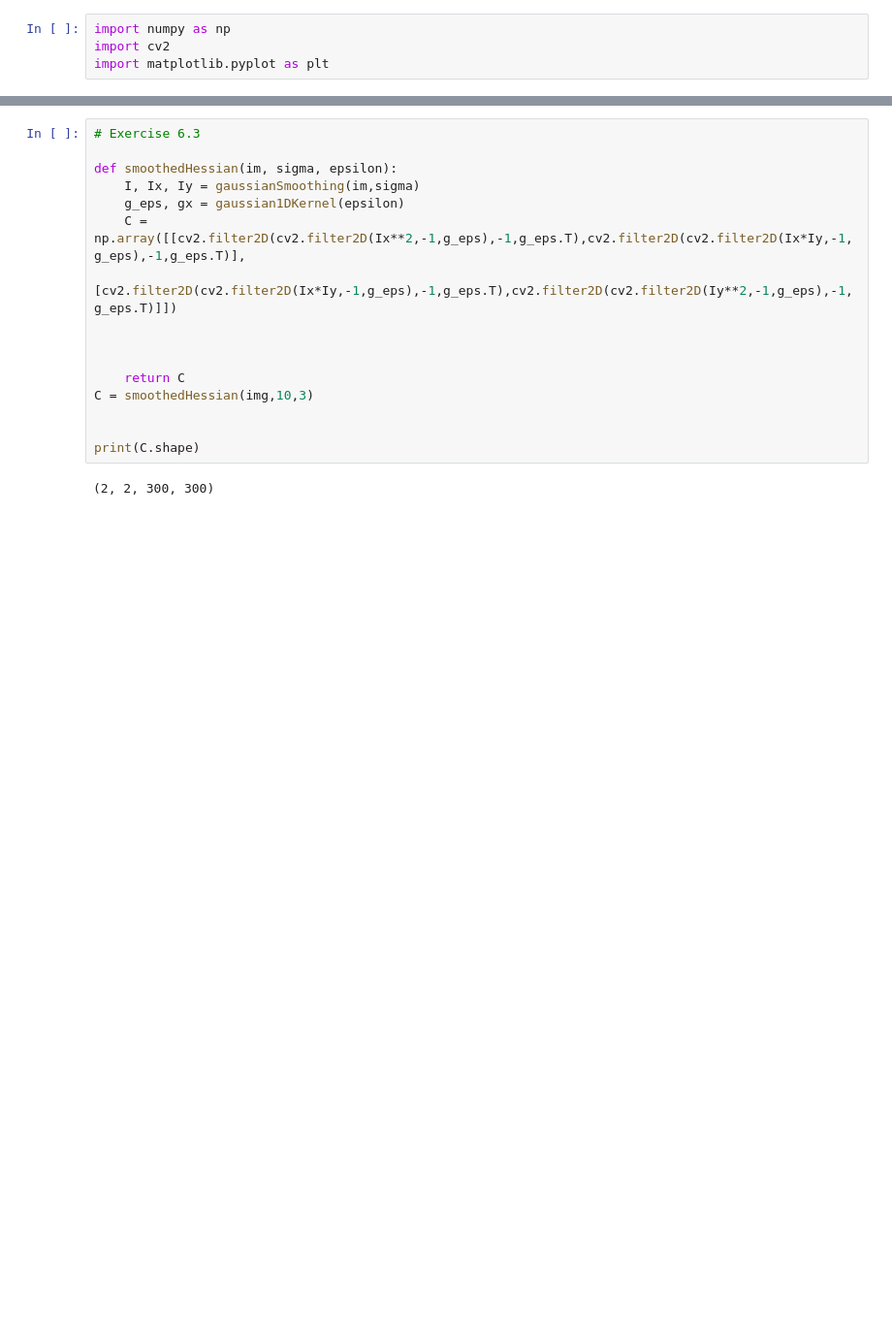
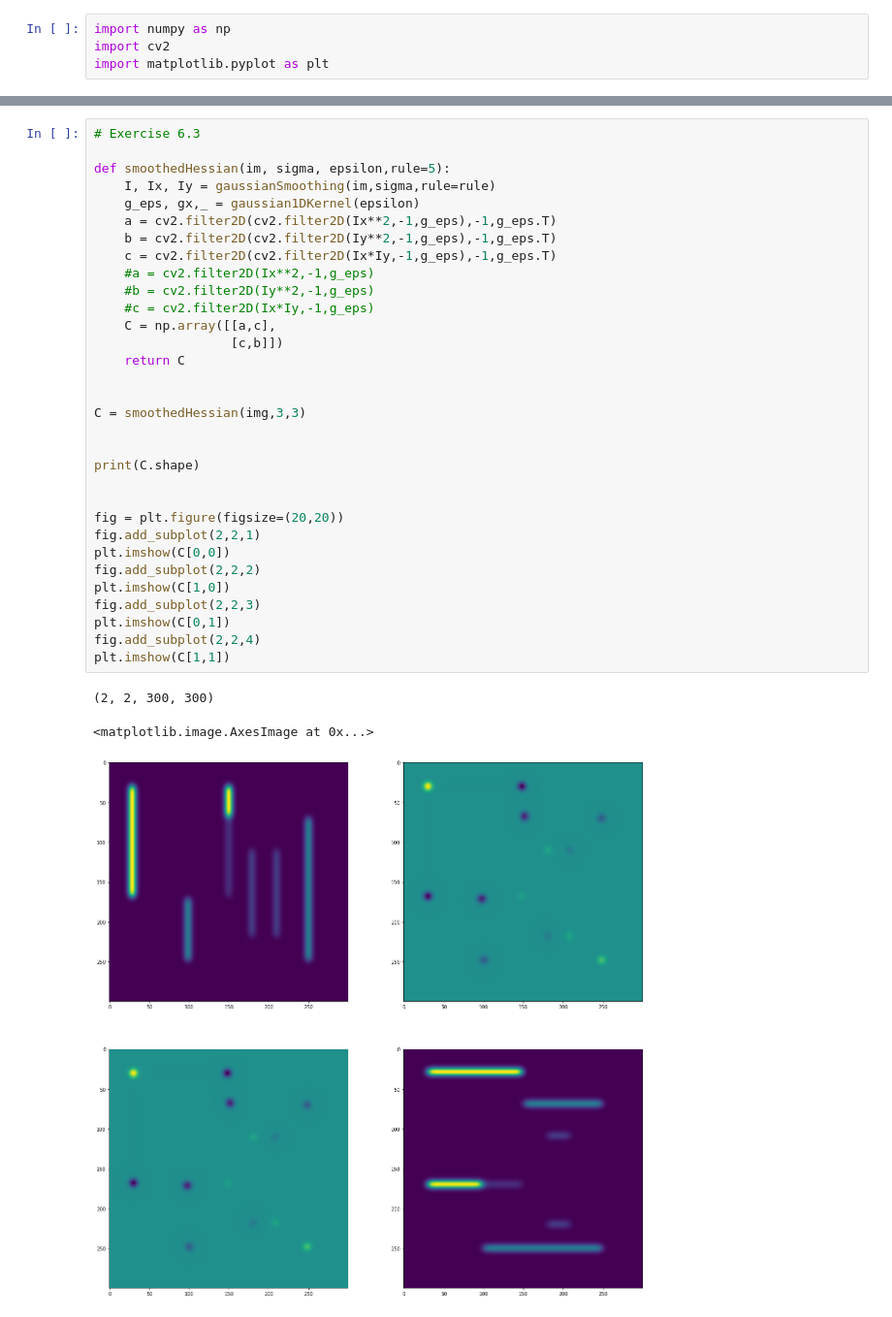
Before and after one commit to ct5000/ComputerVision, a Jupyter notebook: Week6.ipynb, the cells around one changed output, grey strips where cells are left out. Shown at 97% size. Saved outputs shown, nothing was run; the diff lists cells and outputs as text; blank space fills up the shorter version.

```diff
--- a/Week6.ipynb
+++ b/Week6.ipynb
@@ -62,21 +74,39 @@ plt.show()
 # %%
 # Exercise 6.3
 
-def smoothedHessian(im, sigma, epsilon):
-    I, Ix, Iy = gaussianSmoothing(im,sigma)
-    g_eps, gx = gaussian1DKernel(epsilon)
-    C = np.array([[cv2.filter2D(cv2.filter2D(Ix**2,-1,g_eps),-1,g_eps.T),cv2.filter2D(cv2.filter2D(Ix*Iy,-1,g_eps),-1,g_eps.T)],
-                  [cv2.filter2D(cv2.filter2D(Ix*Iy,-1,g_eps),-1,g_eps.T),cv2.filter2D(cv2.filter2D(Iy**2,-1,g_eps),-1,g_eps.T)]])
+def smoothedHessian(im, sigma, epsilon,rule=5):
+    I, Ix, Iy = gaussianSmoothing(im,sigma,rule=rule)
+    g_eps, gx,_ = gaussian1DKernel(epsilon)
+    a = cv2.filter2D(cv2.filter2D(Ix**2,-1,g_eps),-1,g_eps.T)
+    b = cv2.filter2D(cv2.filter2D(Iy**2,-1,g_eps),-1,g_eps.T)
+    c = cv2.filter2D(cv2.filter2D(Ix*Iy,-1,g_eps),-1,g_eps.T)
+    #a = cv2.filter2D(Ix**2,-1,g_eps)
+    #b = cv2.filter2D(Iy**2,-1,g_eps)
+    #c = cv2.filter2D(Ix*Iy,-1,g_eps)
+    C = np.array([[a,c],
+                  [c,b]])
+    return C
 
 
-
-    return C
-C = smoothedHessian(img,10,3)
+C = smoothedHessian(img,3,3)
 
 
 print(C.shape)
+
+
+fig = plt.figure(figsize=(20,20))
+fig.add_subplot(2,2,1)
+plt.imshow(C[0,0])
+fig.add_subplot(2,2,2)
+plt.imshow(C[1,0])
+fig.add_subplot(2,2,3)
+plt.imshow(C[0,1])
+fig.add_subplot(2,2,4)
+plt.imshow(C[1,1])
 # %% [output]
 (2, 2, 300, 300)
+<matplotlib.image.AxesImage at 0x...>
+[figure, added]
 # %%
 # Exercise 6.4
 
```
Also changed, not shown: parts of 8 cells of this notebook, 3 other files.
